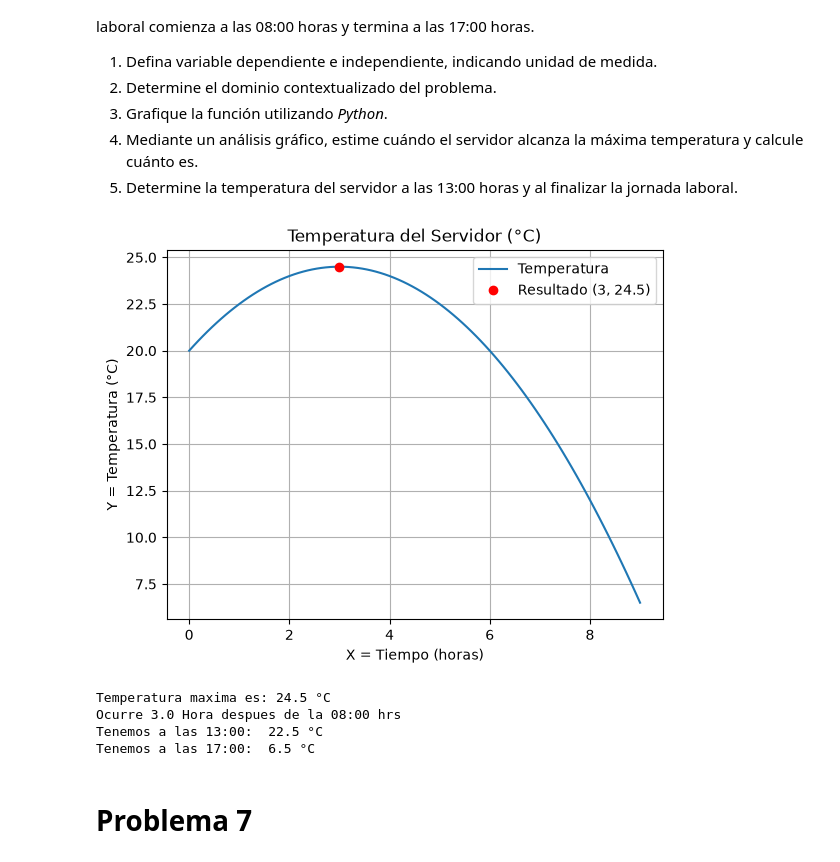
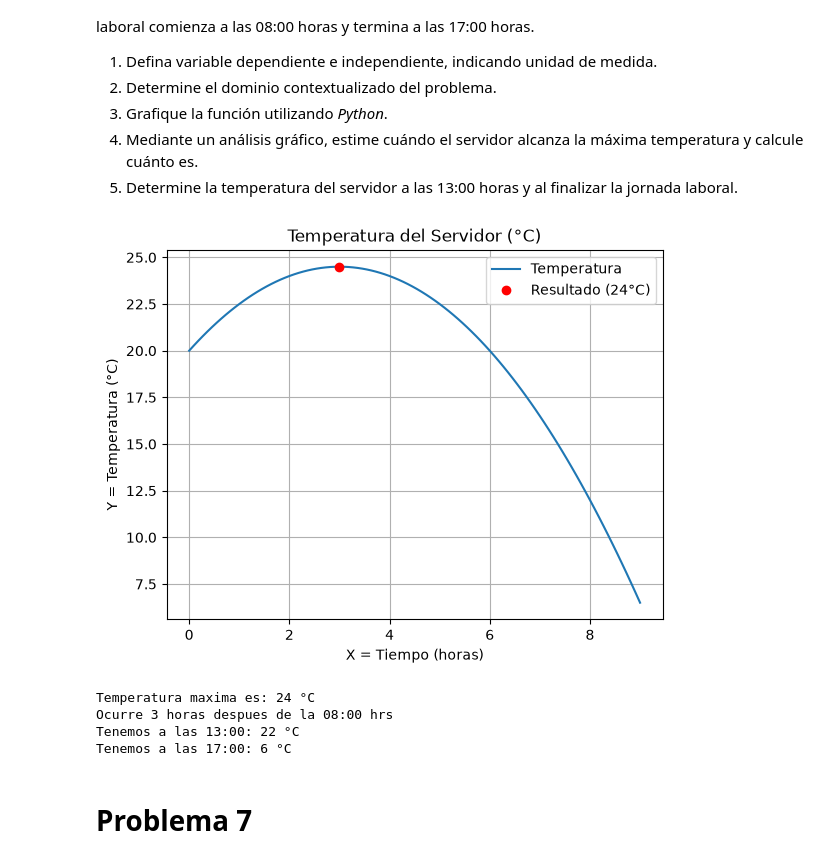
Before and after one commit to AleLagosP/Matematica-Aplicada-con-Python, a Jupyter notebook: Clase 1 - inrtroduccion/G1_Funciones.ipynb, the cells around one changed output. Saved outputs shown, nothing was run; the diff lists cells and outputs as text; code cells hidden in the pictures.

```diff
--- a/Clase 1 - inrtroduccion/G1_Funciones.ipynb
+++ b/Clase 1 - inrtroduccion/G1_Funciones.ipynb
@@ -251,30 +251,30 @@ donde $t$ corresponde al tiempo transcurrido (en horas) en un día laboral. Cons
 # %%
 # datos del problema:
 # variable dependiente : T(t) = temperatura del servidor en C°
 # Variable independiente : t = tiempo transcurrido desde las 08:00 horas
 
 import numpy as np
 import matplotlib.pyplot as plt
 
 inicio = 0
 final = 9
 
 def temperatura(t):
     return -0.5 * t**2 + 3 * t + 20
 
 tiempos = np.linspace(0, 9, 100)
 temperaturas = temperatura(tiempos)
 
 plt.plot(tiempos, temperaturas, label="Temperatura")
-plt.plot(3, temperatura(3), 'ro', label=f"Resultado ({3}, {temperatura(3)})")
+plt.plot(3, temperatura(3), 'ro', label=f"Resultado ({temperatura(3):.0f}°C)")
 plt.ylabel("Y = Temperatura (°C)")
 plt.xlabel("X = Tiempo (horas)")
 plt.title("Temperatura del Servidor (°C)")
 plt.legend()
 plt.grid()
 plt.show()
 # %% [output]
-[figure, old version]
+[figure, new version]
 # %%
 # Mediante un análisis gráfico, estime cuándo el servidor alcanza la máxima temperatura y calcule cuánto es.
 a = -0.5
@@ -283,22 +283,22 @@ b = 3
 tiempo_maximo = -b / (2 * a)
 temperatura_maxima = temperatura(tiempo_maximo)
 
-print(f"Temperatura maxima es: {temperatura_maxima} °C")
-print(f"Ocurre {tiempo_maximo} horas despues de la 08:00 hrs")
+print(f"Temperatura maxima es: {temperatura_maxima:.0f} °C")
+print(f"Ocurre {tiempo_maximo:.0f} horas despues de la 08:00 hrs")
 
 # Determine la temperatura del servidor a las 13:00 horas y al finalizar la jornada laboral.
 # Vamos a determinar el transcurso de las 13 hrs y la temperatura que tiene:
 temp_13 = temperatura(5)
-print(f"Tenemos a las 13:00: {temp_13} °C")
+print(f"Tenemos a las 13:00: {temp_13:.0f} °C")
 
 # Tambien vamos a determinar el trascurso de 9 hrs (17:00) y la temperatura que tiene:
 temp_17 = temperatura(9)
-print(f"Tenemos a las 17:00: {temp_17} °C")
+print(f"Tenemos a las 17:00: {temp_17:.0f} °C")
 # %% [output]
-Temperatura maxima es: 24.5 °C
-Ocurre 3.0 Hora despues de la 08:00 hrs
-Tenemos a las 13:00:  22.5 °C
-Tenemos a las 17:00:  6.5 °C
+Temperatura maxima es: 24 °C
+Ocurre 3 horas despues de la 08:00 hrs
+Tenemos a las 13:00: 22 °C
+Tenemos a las 17:00: 6 °C
 # %% [markdown]
 # Problema 7
 # %% [markdown]
```
Also changed, not shown: parts of 4 cells of this notebook.
